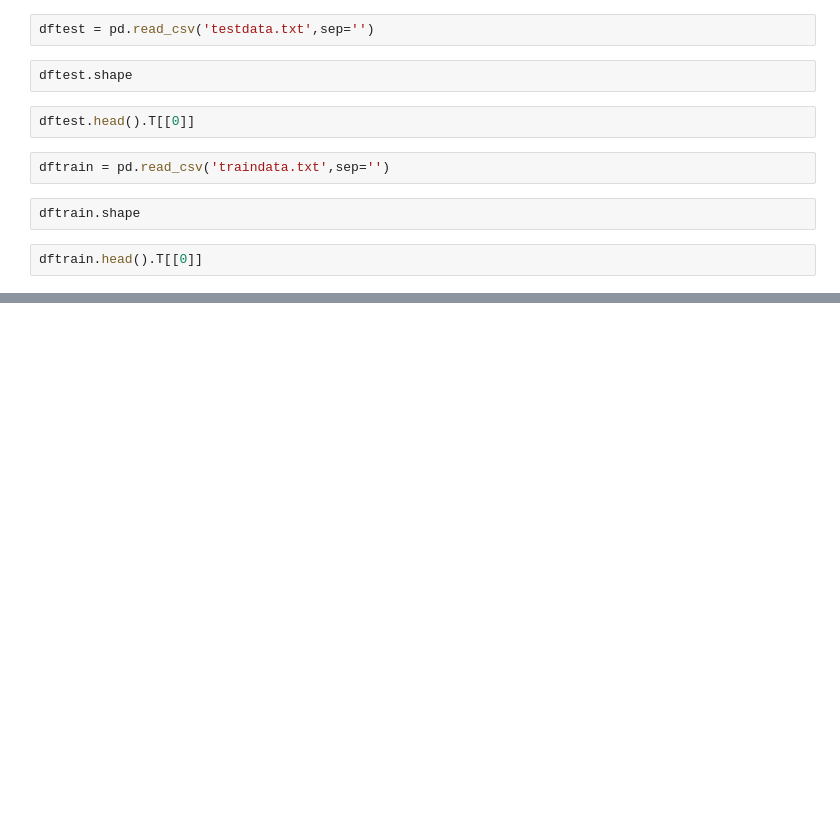
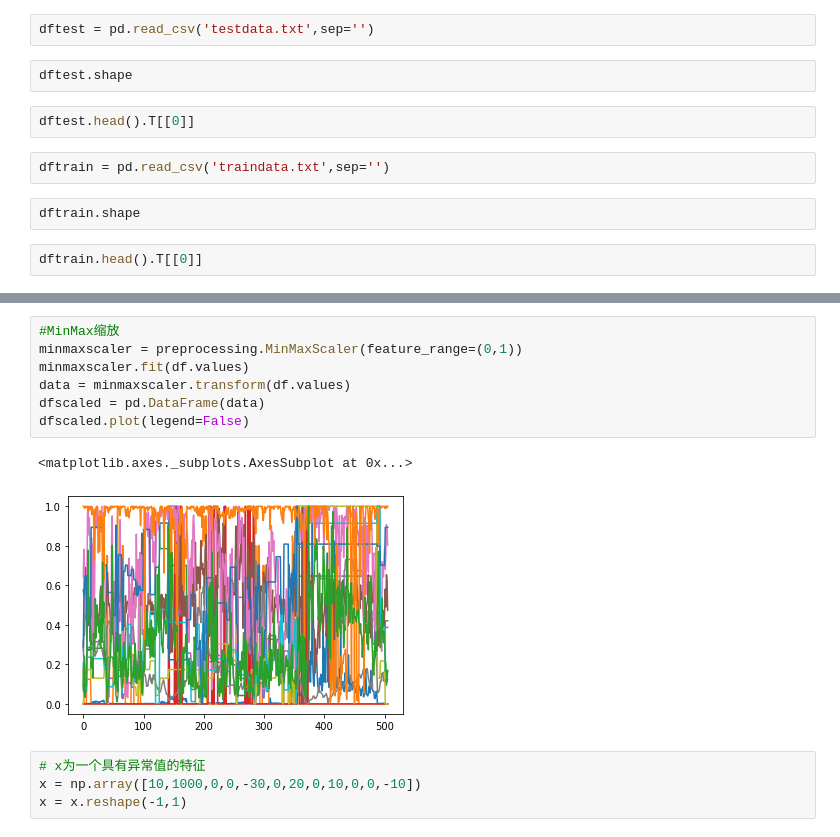
Before and after one commit to jinyingtld/python, a Jupyter notebook: sklearn一般流程.ipynb, the cells around one changed output, grey strips where cells are left out. Cells and saved outputs as stored; diff of their text form; blank space fills up the shorter version.

```diff
--- a/sklearn一般流程.ipynb
+++ b/sklearn一般流程.ipynb
@@ -508,0 +549,14 @@ dftrain.head().T[[0]]
+# %%
+#MinMax缩放
+minmaxscaler = preprocessing.MinMaxScaler(feature_range=(0,1))
+minmaxscaler.fit(df.values)
+data = minmaxscaler.transform(df.values)
+dfscaled = pd.DataFrame(data)
+dfscaled.plot(legend=False)
+# %% [output]
+<matplotlib.axes._subplots.AxesSubplot at 0x...>
+[figure, added]
+# %%
+# x为一个具有异常值的特征
+x = np.array([10,1000,0,0,-30,0,20,0,10,0,0,-10])
+x = x.reshape(-1,1)
```
Also changed, not shown: parts of 24 cells of this notebook.
